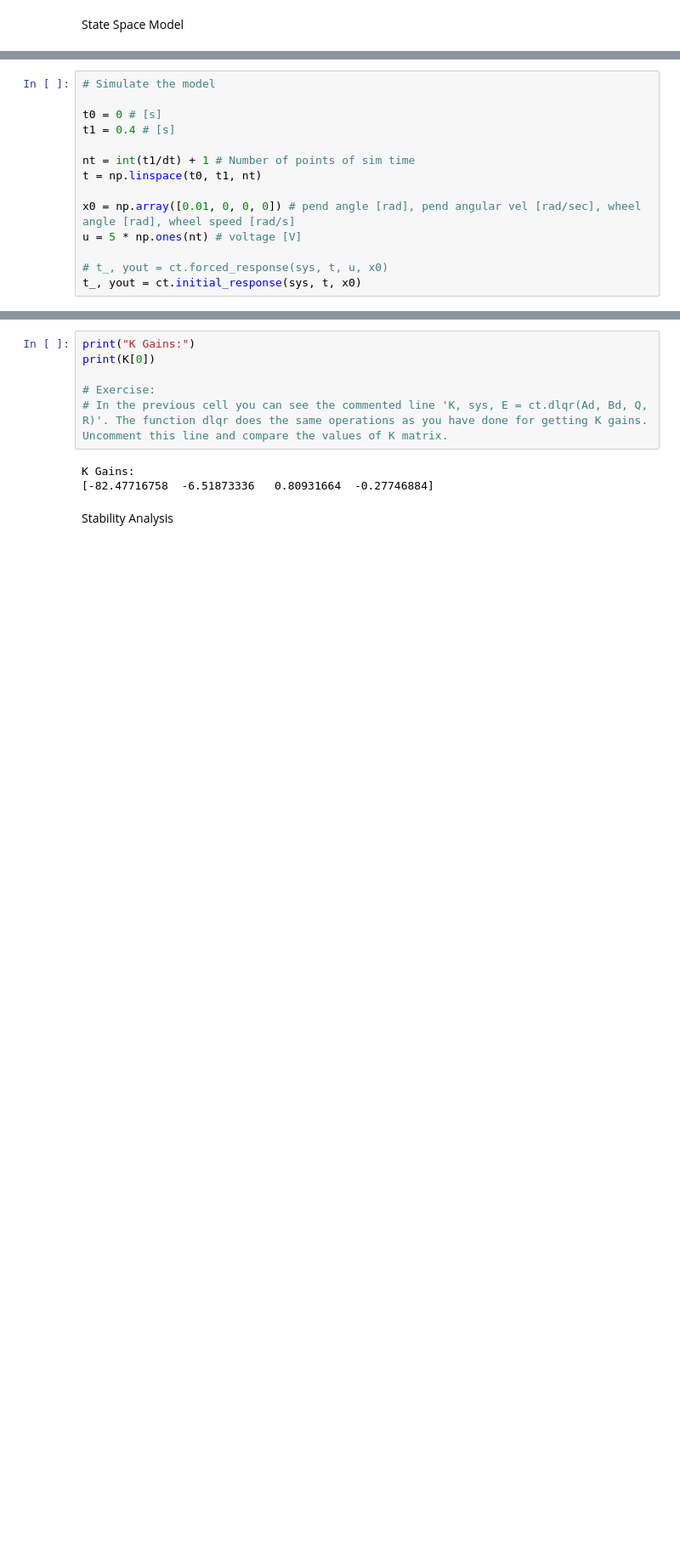
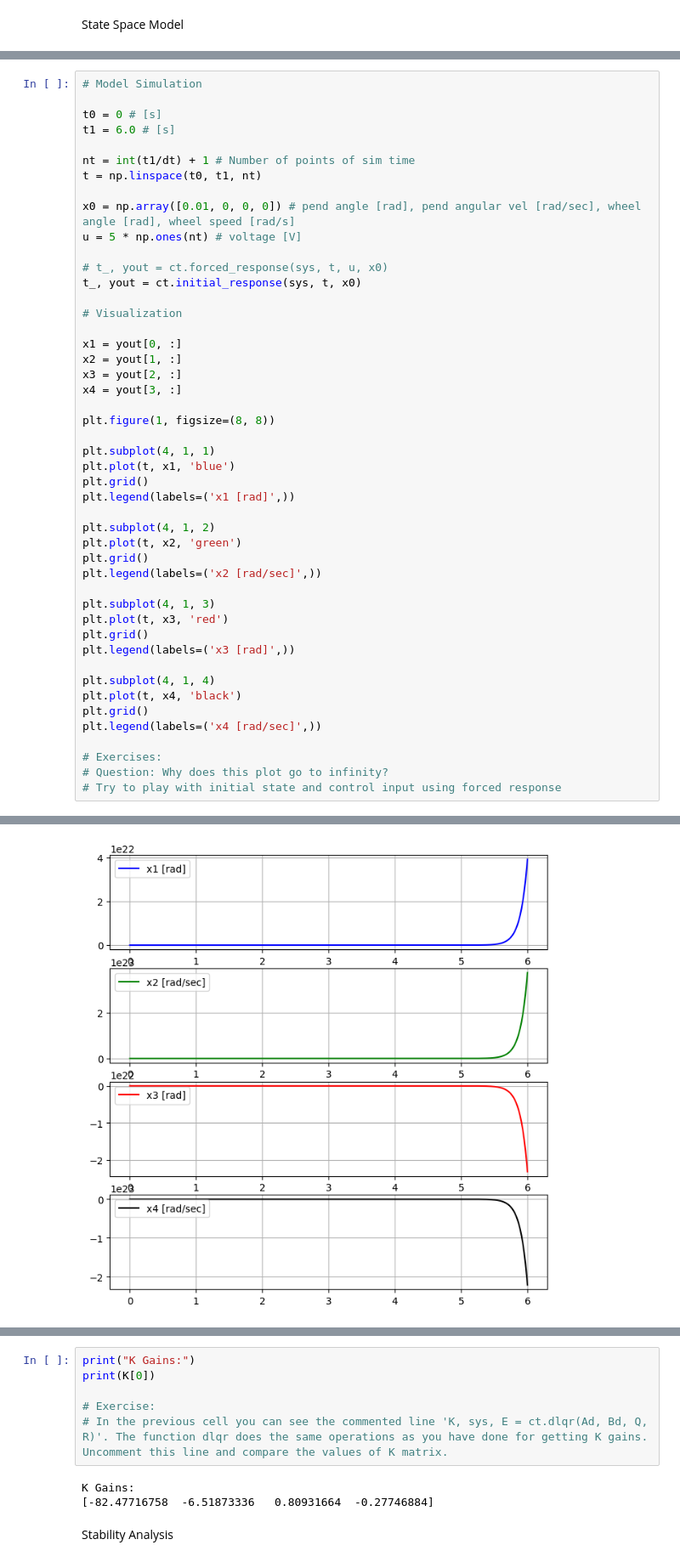
Before and after one commit to voltbro/ReactionWheel, a Jupyter notebook: Python/model.ipynb, the cells around one changed output, grey strips where cells are left out. Shown: that part at 85% size. Saved outputs shown, nothing was run; the diff lists cells and outputs as text; blank space fills up the shorter version.

```diff
--- a/Python/model.ipynb
+++ b/Python/model.ipynb
@@ -176,8 +175,8 @@ Bd = sysd.B
 # %%
-# Simulate the model
+# Model Simulation
 
 t0 = 0 # [s]
-t1 = 0.4 # [s]
+t1 = 6.0 # [s]
 
 nt = int(t1/dt) + 1 # Number of points of sim time
 t = np.linspace(t0, t1, nt)
@@ -187,3 +186,37 @@ u = 5 * np.ones(nt) # voltage [V]
 
 # t_, yout = ct.forced_response(sys, t, u, x0)
 t_, yout = ct.initial_response(sys, t, x0)
+
+# Visualization
+
+x1 = yout[0, :]
+x2 = yout[1, :]
+x3 = yout[2, :]
+x4 = yout[3, :]
+
+plt.figure(1, figsize=(8, 8))
+
+plt.subplot(4, 1, 1)
+plt.plot(t, x1, 'blue')
+plt.grid()
+plt.legend(labels=('x1 [rad]',))
+
+plt.subplot(4, 1, 2)
+plt.plot(t, x2, 'green')
+plt.grid()
+plt.legend(labels=('x2 [rad/sec]',))
+
+plt.subplot(4, 1, 3)
+plt.plot(t, x3, 'red')
+plt.grid()
+plt.legend(labels=('x3 [rad]',))
+
+plt.subplot(4, 1, 4)
+plt.plot(t, x4, 'black')
+plt.grid()
+plt.legend(labels=('x4 [rad/sec]',))
+
+# Exercises:
+# Question: Why does this plot go to infinity?
+# Try to play with initial state and control input using forced response
+# %% [output]
@@ -189,0 +224 @@ t_, yout = ct.initial_response(sys, t, x0)
+[figure, added]
```
Also changed, not shown: parts of 14 cells of this notebook, 2 other files.
